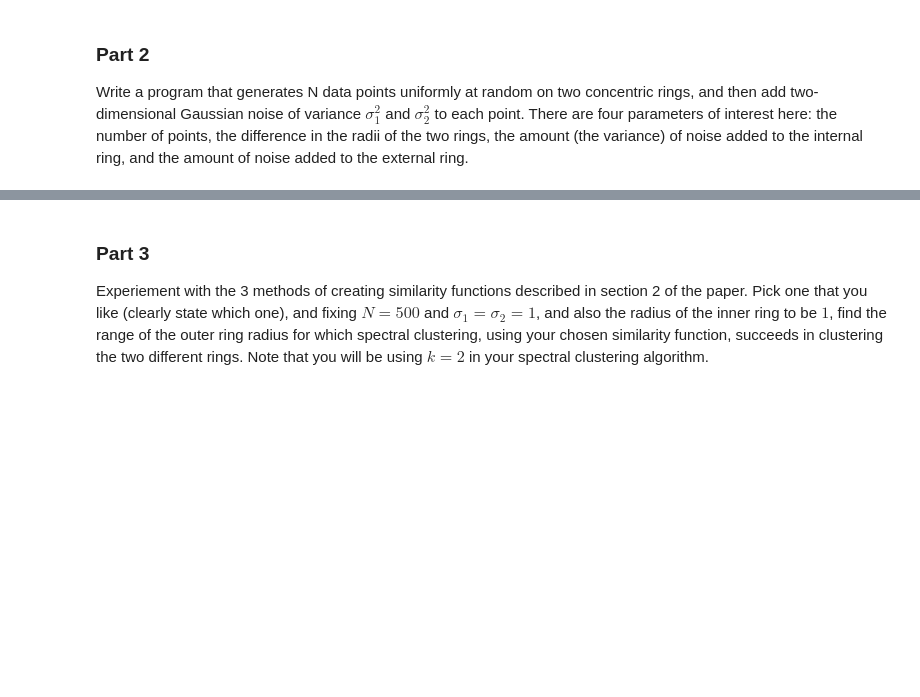
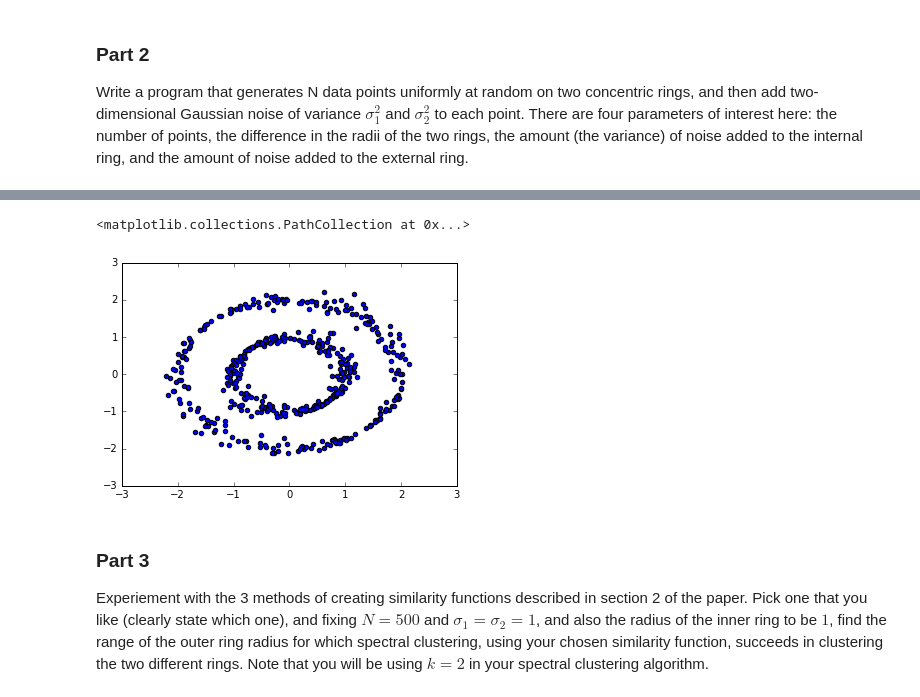
Before and after one commit to RohanNagar/datasciencelab-utaustin, a Jupyter notebook: lab6/lab6.ipynb, the cells around one changed output, grey strips where cells are left out. Saved outputs shown, nothing was run; the diff lists cells and outputs as text; code cells hidden in the pictures; blank space fills up the shorter version.

```diff
--- a/lab6/lab6.ipynb
+++ b/lab6/lab6.ipynb
@@ -441,5 +441,3 @@ class SpectralCluster(object):
 ### Part 2
 
 Write a program that generates N data points uniformly at random on two concentric rings, and then add two-dimensional Gaussian noise of variance $\sigma_1^2$ and $\sigma_2^2$ to each point. There are four parameters of interest here: the number of points, the difference in the radii of the two rings, the amount (the variance) of noise added to the internal ring, and the amount of noise added to the external ring.
-# %%
-radius =
@@ -448,3 +444,27 @@ SyntaxError: invalid syntax (<ipython-input-13-12cf5fb76938>, line 1)
+# %%
+def generate_data(n, inner_radii, outer_radii, sigma_one, sigma_two):
+    points = []
+    for i in range(n):
+        theta = np.random.uniform(0, 2 * np.pi)
+        if np.random.random_integers(1, 2) == 2:
+            radius = inner_radii
+            noise = np.random.normal(scale=sigma_one)
+        else:
+            radius = outer_radii
+            noise = np.random.normal(scale=sigma_two)
+
+        x = radius*np.cos(theta) + noise
+        y = radius*np.sin(theta) + noise
+
+        points.append([x, y])
+
+    return points
+
+example_df = pd.DataFrame(generate_data(500, 1, 2, 0.1, 0.1))
+plt.scatter(example_df[0], example_df[1])
+# %% [output]
+<matplotlib.collections.PathCollection at 0x...>
+[figure, added]
 # %% [markdown]
 ### Part 3
 
```
Also changed, not shown: parts of 9 cells of this notebook.
